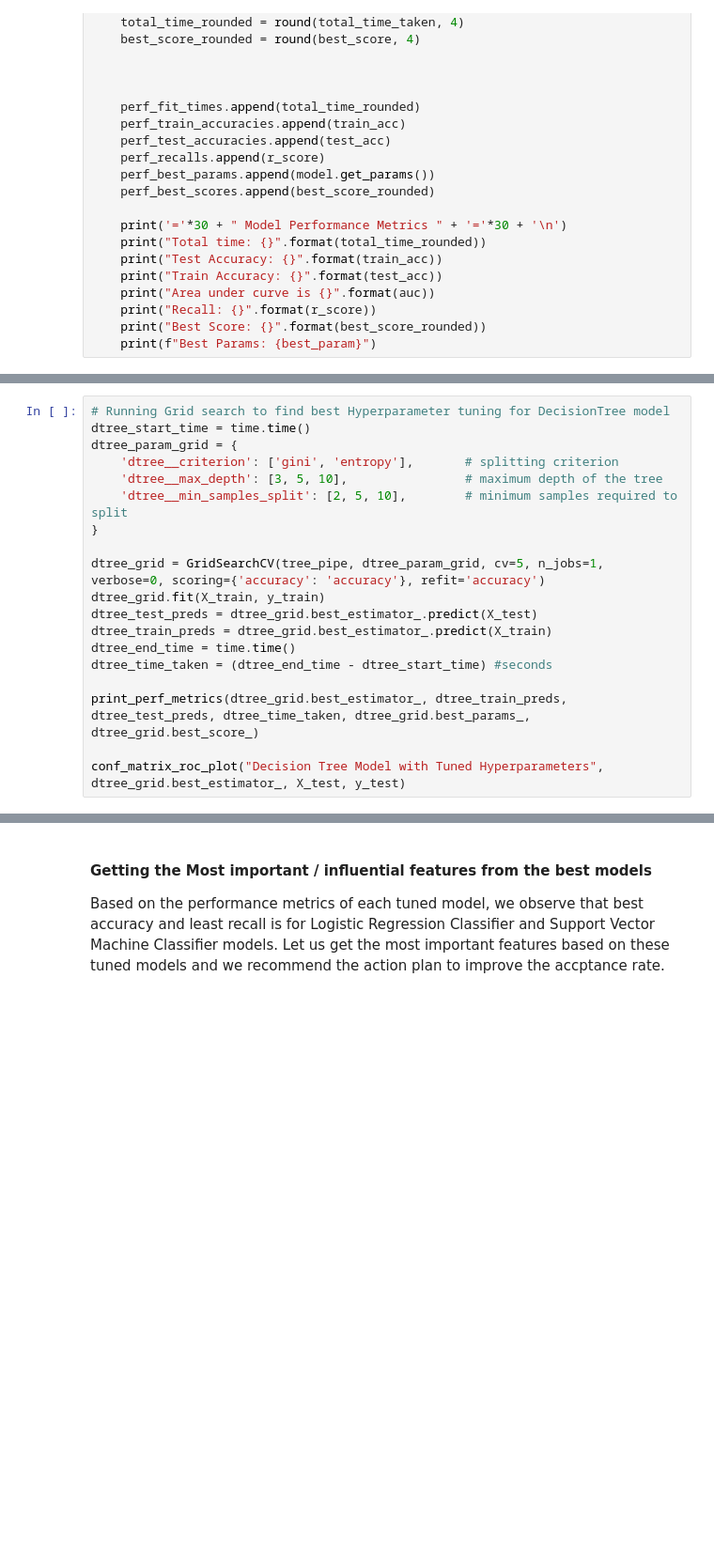
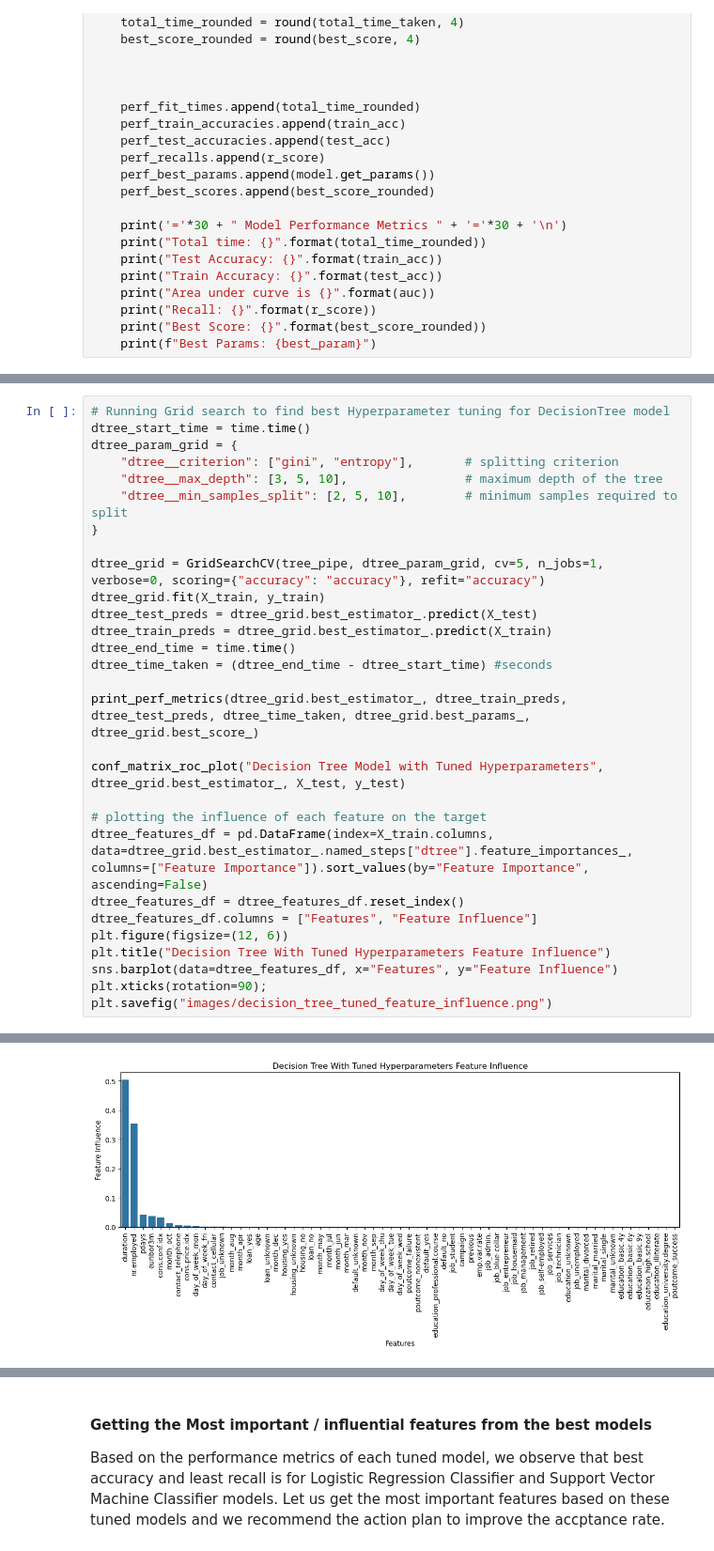
Before and after one commit to nachiketpatil/bank_marketing_analysis, a Jupyter notebook: bank_marketing_analysis.ipynb, the cells around one changed output, grey strips where cells are left out. Shown at 94% size. Drawn from its saved outputs; the diff is of its cells as text; blank space fills up the shorter version.

```diff
--- a/bank_marketing_analysis.ipynb
+++ b/bank_marketing_analysis.ipynb
@@ -749,12 +731,12 @@ Best Params: {'logisticRegression__C': 1, 'logisticRegression__class_weight': No
 # Running Grid search to find best Hyperparameter tuning for DecisionTree model
 dtree_start_time = time.time()
 dtree_param_grid = {
-    'dtree__criterion': ['gini', 'entropy'],       # splitting criterion
-    'dtree__max_depth': [3, 5, 10],                # maximum depth of the tree
-    'dtree__min_samples_split': [2, 5, 10],        # minimum samples required to split
+    "dtree__criterion": ["gini", "entropy"],       # splitting criterion
+    "dtree__max_depth": [3, 5, 10],                # maximum depth of the tree
+    "dtree__min_samples_split": [2, 5, 10],        # minimum samples required to split
 }
 
-dtree_grid = GridSearchCV(tree_pipe, dtree_param_grid, cv=5, n_jobs=1, verbose=0, scoring={'accuracy': 'accuracy'}, refit='accuracy')
+dtree_grid = GridSearchCV(tree_pipe, dtree_param_grid, cv=5, n_jobs=1, verbose=0, scoring={"accuracy": "accuracy"}, refit="accuracy")
 dtree_grid.fit(X_train, y_train)
 dtree_test_preds = dtree_grid.best_estimator_.predict(X_test)
 dtree_train_preds = dtree_grid.best_estimator_.predict(X_train)
@@ -764,6 +746,16 @@ dtree_time_taken = (dtree_end_time - dtree_start_time) #seconds
 print_perf_metrics(dtree_grid.best_estimator_, dtree_train_preds, dtree_test_preds, dtree_time_taken, dtree_grid.best_params_, dtree_grid.best_score_)
 
 conf_matrix_roc_plot("Decision Tree Model with Tuned Hyperparameters", dtree_grid.best_estimator_, X_test, y_test)
+
+# plotting the influence of each feature on the target
+dtree_features_df = pd.DataFrame(index=X_train.columns, data=dtree_grid.best_estimator_.named_steps["dtree"].feature_importances_, columns=["Feature Importance"]).sort_values(by="Feature Importance", ascending=False)
+dtree_features_df = dtree_features_df.reset_index()
+dtree_features_df.columns = ["Features", "Feature Influence"]
+plt.figure(figsize=(12, 6))
+plt.title("Decision Tree With Tuned Hyperparameters Feature Influence")
+sns.barplot(data=dtree_features_df, x="Features", y="Feature Influence")
+plt.xticks(rotation=90);
+plt.savefig("images/decision_tree_tuned_feature_influence.png")
 # %% [output]
 ============================== Model Performance Metrics ==============================
 
@@ -771,11 +763,12 @@ Total time: 5.3288
 Test Accuracy: 0.916
 Train Accuracy: 0.9185
 Area under curve is 0.9328
 Recall: 0.528
 Best Score: 0.912
 Best Params: {'dtree__criterion': 'gini', 'dtree__max_depth': 5, 'dtree__min_samples_split': 2}
 ====================================================================================================
 [figure]
+[figure, added]
 # %%
 # Running Grid search to find best Hyperparameter tuning for K-nearest Neighbors model
 knn_start_time = time.time()
```
Also changed, not shown: parts of 28 cells of this notebook.
